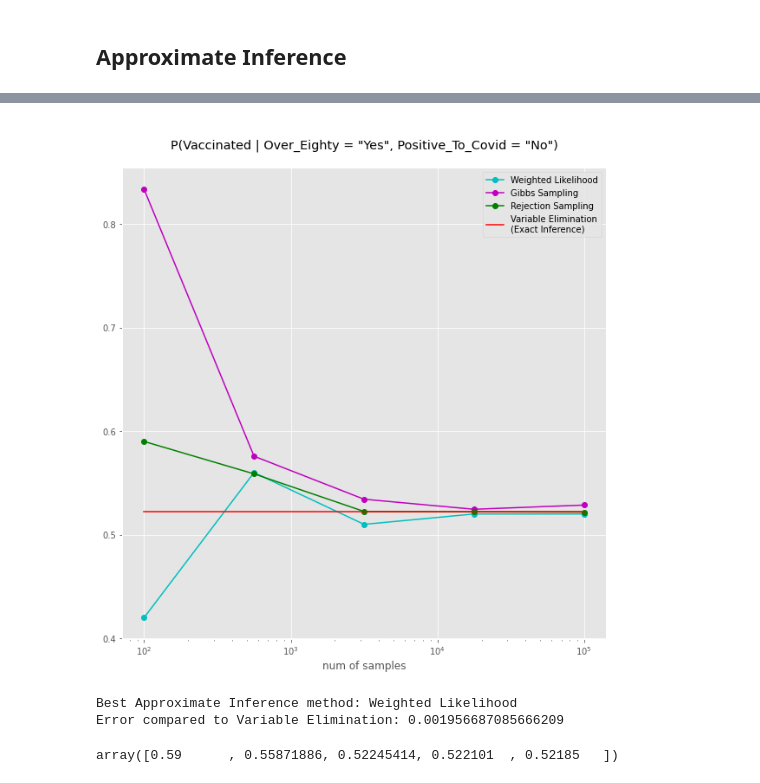
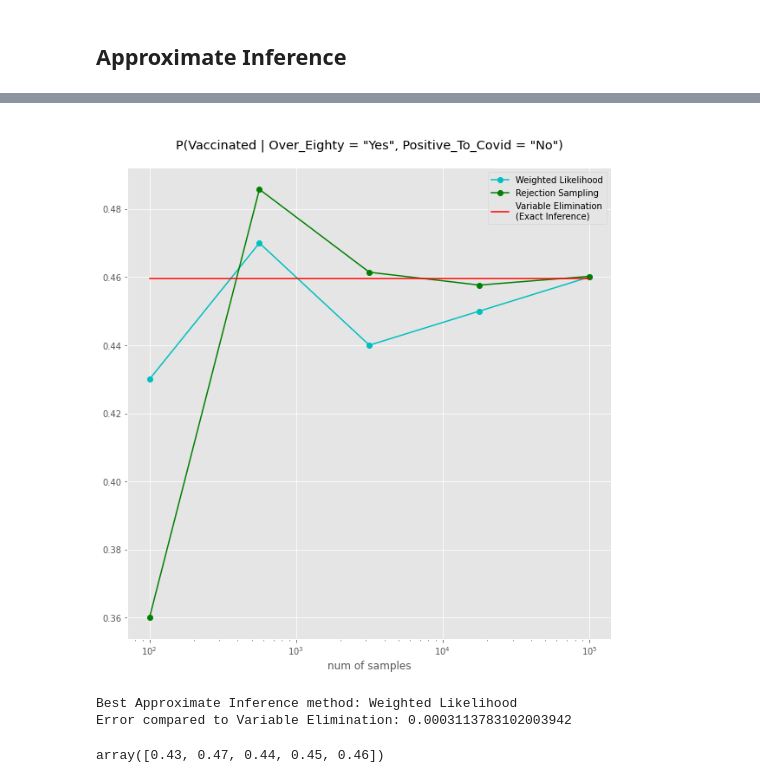
Before and after one commit to lucamarini22/bayesian-network-covid, a Jupyter notebook: Bayesian_Network_Covid.ipynb, the cells around one changed output, grey strips where cells are left out. Saved outputs shown, nothing was run; the diff lists cells and outputs as text; code cells hidden in the pictures.

```diff
--- a/Bayesian_Network_Covid.ipynb
+++ b/Bayesian_Network_Covid.ipynb
@@ -140,7 +143,6 @@ model.add_cpds(loss_taste_cdp,
                over_eighty_cpd,
                vaccinated_cpd,
                live_with_other_people_cpd,
-               symptoms_cpd,
                positive_to_covid_cpd)
 # Check if it sum up to 1 => if the CPT’s are defined correctly.
 model.check_model()
@@ -277,7 +276,7 @@ print('\n\n\nExact Inference:')
 print("\nP(Vaccinated | Over_Eighty = \"Yes\", Positive_To_Covid = \"No\")\n\n",
       query_vaccinated_given_eighty_and_positiveness)
 
-result_variable_Elimination = query.values[1]
+result_variable_Elimination = query_vaccinated_given_eighty_and_positiveness.values[1]
 # %% [output]
 Exact Inference:
 
@@ -330,24 +320,20 @@ def run_tests(size):
                       evidence = evidence,
                       size=size,
                       return_type='recarray')
-    samples_Gibbs_Sampling = gibbs.sample(size = size)
 
     # Compute probability
     results_Weighed_Likelihood = weighted_likelihood_method(samples_Weighed_Likelihood,'Vaccinated')
     results_Rejection_Sampling = np.recarray.mean(samples_Rejection_Sampling['Vaccinated'], axis=0)
-    results_Gibbs_Sampling = gibbs_method(samples_Gibbs_Sampling)
 
     # Results
     return np.array([(size,
                       results_Weighed_Likelihood,
-                      results_Rejection_Sampling,
-                      results_Gibbs_Sampling)],
+                      results_Rejection_Sampling)],
                     dtype=[('size', '<i8'), ('Weighed_Likelihood', '<f8'),
-                           ('Rejection_Sampling', '<f8'),
-                           ('Gibbs_Sampling', '<f8')])
+                           ('Rejection_Sampling', '<f8')])
 # %%
 approximations = np.array([], dtype=[('size', '<i8'), ('Weighed_Likelihood', '<f8'),
-                                     ('Rejection_Sampling', '<f8'), ('Gibbs_Sampling', '<f8')])
+                                     ('Rejection_Sampling', '<f8')])
 # %%
 initial_size = 2
 final_size = 5
@@ -374,28 +357,28 @@ print(approximations)
 # %%
 # Compare the three Approximate Inference methods
 plt.figure(figsize=(10,10))
 plt.title('\nP(Vaccinated | Over_Eighty = "Yes", Positive_To_Covid = "No")\n')
 plt.xlabel("num of samples")
 
 sizes = approximations['size']
 
 plt.semilogx(sizes, results_Weighed_Likelihood, 'co-', label="Weighted Likelihood")
-plt.semilogx(sizes, results_Gibbs_Sampling, 'mo-', label="Gibbs Sampling")
 plt.semilogx(sizes, results_Rejection_Sampling, 'go-', label="Rejection Sampling")
 plt.semilogx(sizes, result_variable_Elimination * np.ones(len(sizes)),'r',
              label="Variable Elimination\n(Exact Inference)")
 
 plt.legend()
 plt.show()
 # %% [output]
-[figure, old version]
+[figure, new version]
 # %%
-print_best_approximate_method(result_variable_Elimination, results_Weighed_Likelihood, results_Rejection_Sampling,
-                              results_Gibbs_Sampling)
+print_best_approximate_method(result_variable_Elimination,
+                              results_Weighed_Likelihood,
+                              results_Rejection_Sampling)
 # %% [output]
 Best Approximate Inference method: Weighted Likelihood
-Error compared to Variable Elimination: 0.001956687085666209
+Error compared to Variable Elimination: 0.0003113783102003942
-# %%
-results_Rejection_Sampling
-# %% [output]
-array([0.59      , 0.55871886, 0.52245414, 0.522101  , 0.52185   ])
+# %%
+results_Weighed_Likelihood
+# %% [output]
+array([0.43, 0.47, 0.44, 0.45, 0.46])
```
Also changed, not shown: parts of 17 cells of this notebook.
